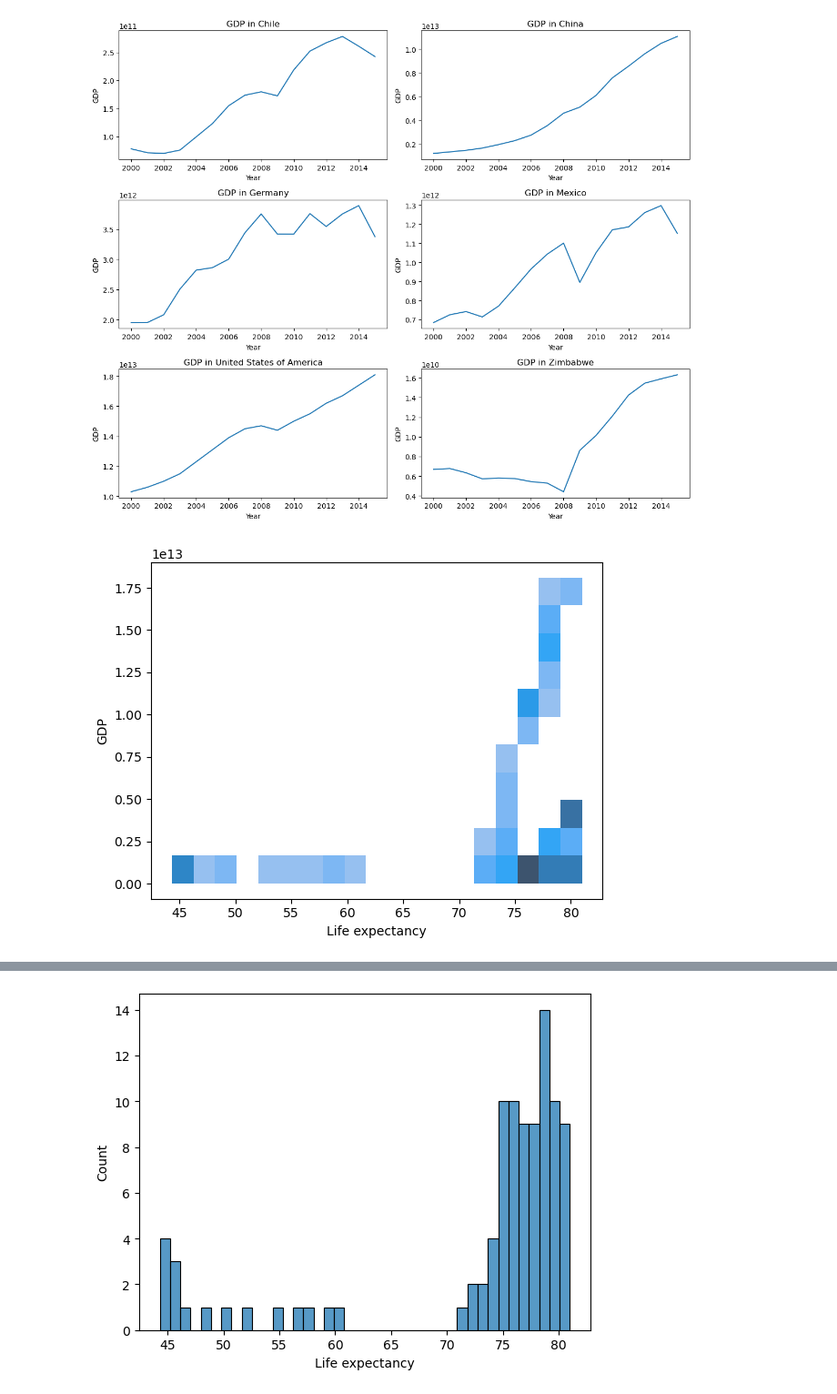
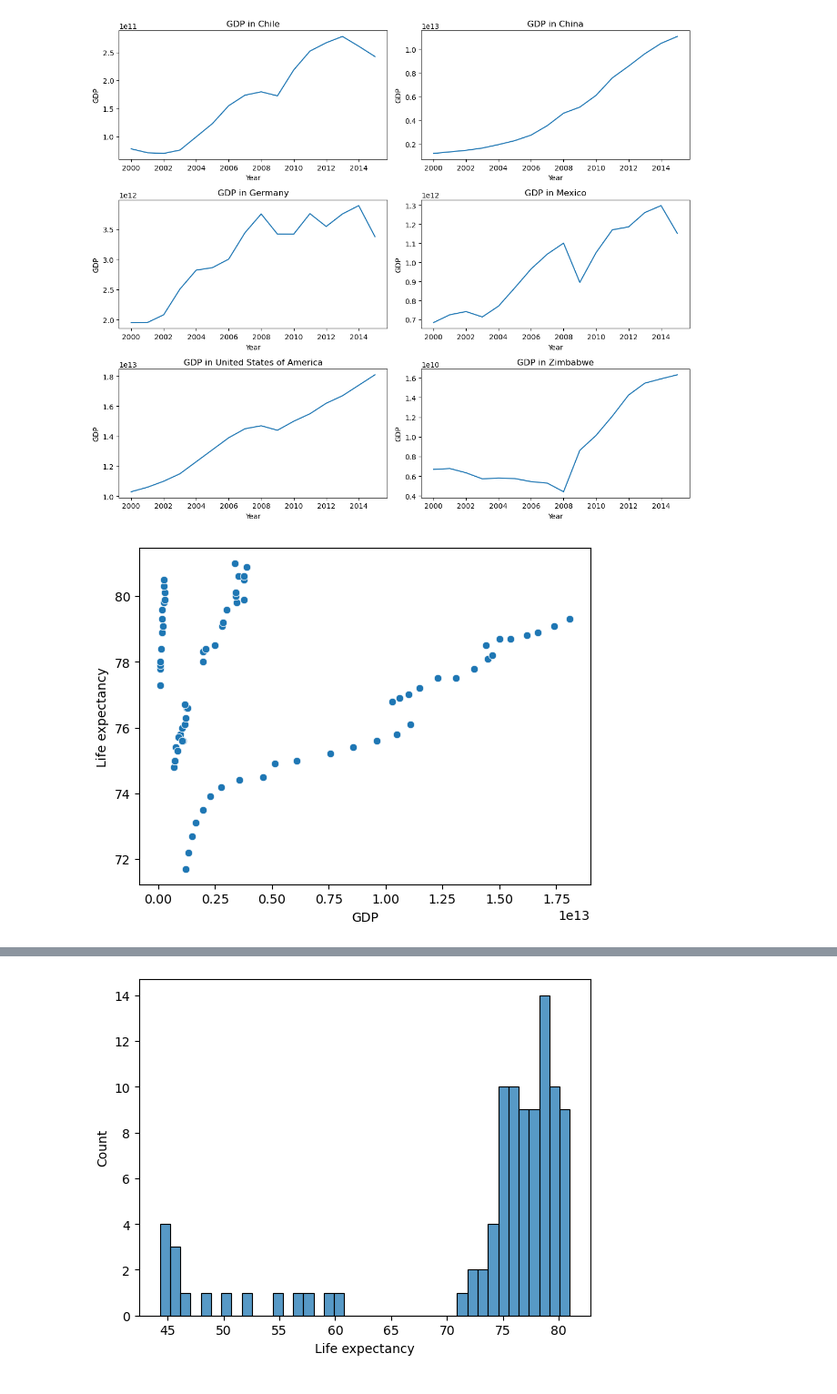
Before and after one commit to SuhyunKimm/Data-Analytics-Practice, a Jupyter notebook: Life-Expectancy-and-GDP-Starter/life_expectancy_gdp.ipynb, the cells around one changed output, grey strips where cells are left out. Shown at 91% size. Cells and saved outputs as stored; diff of their text form; code cells hidden in the pictures.

Commit message:
Life Expectancy Visualization

```diff
--- a/Life-Expectancy-and-GDP-Starter/life_expectancy_gdp.ipynb
+++ b/Life-Expectancy-and-GDP-Starter/life_expectancy_gdp.ipynb
@@ -82,9 +82,9 @@ for r in range(3):
 [figure]
 # %%
 # Is there a correlation between GDP and life expectancy of a country?
-sns.histplot(x='Life expectancy', y='GDP', data=df)
+sns.scatterplot(x='GDP', y='Life expectancy', data=df[df['Life expectancy']>=70])
 plt.show()
 # %% [output]
-[figure, old version]
+[figure, new version]
 # %%
 # What is the average life expectancy in these nations?
```
Also changed, not shown: parts of 1 cell of this notebook.
